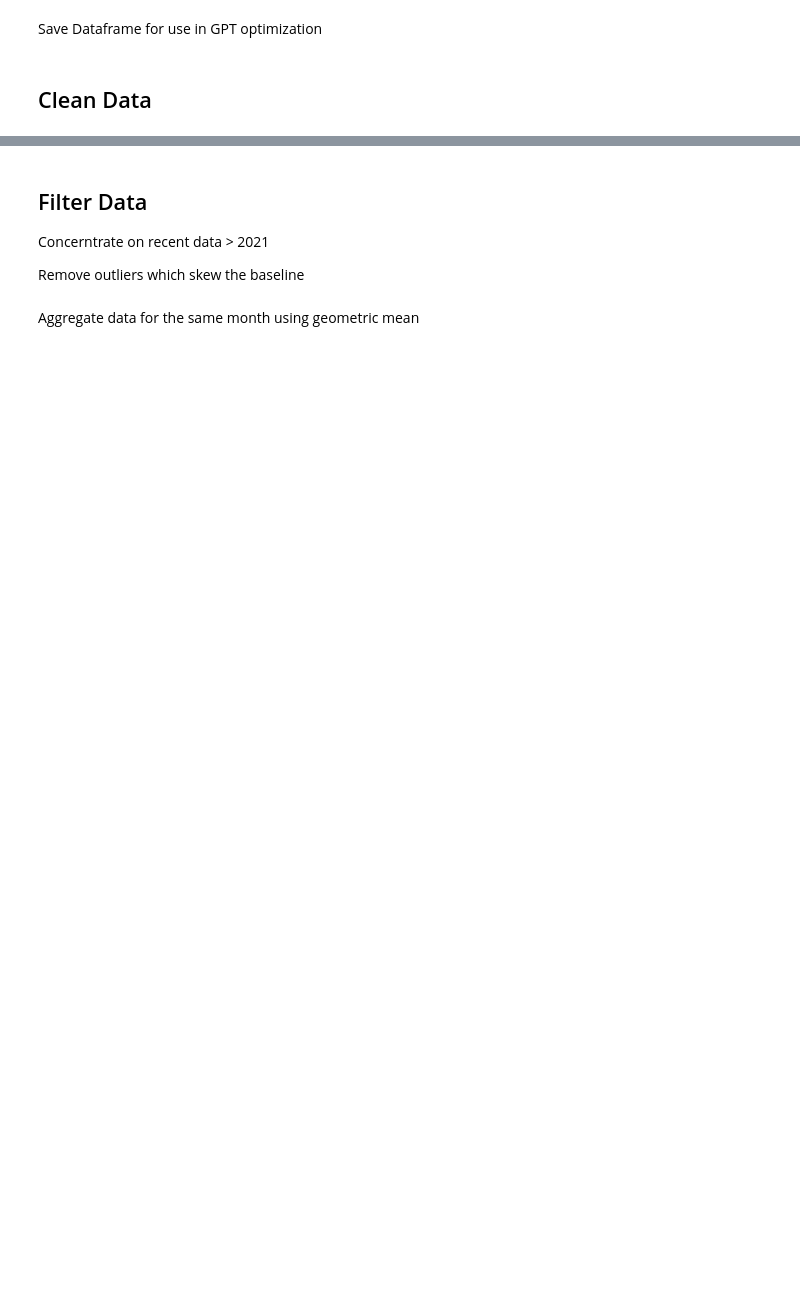
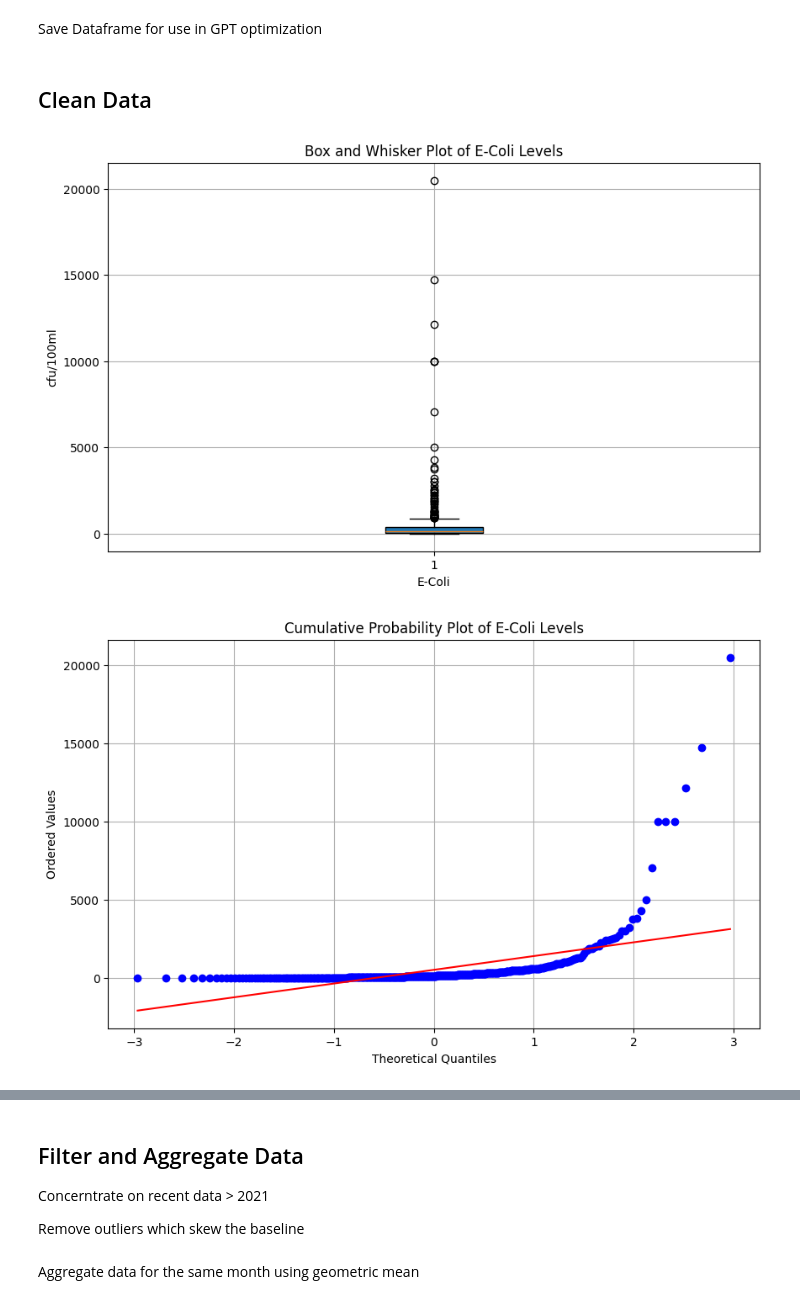
Before and after one commit to gwlund/bellingham-stormwater-analysis, a Jupyter notebook: Bellingham-Stormwater-Analysis.ipynb, the cells around one changed output, grey strips where cells are left out. Drawn from its saved outputs; the diff is of its cells as text; code cells hidden in the pictures; blank space fills up the shorter version.

```diff
--- a/Bellingham-Stormwater-Analysis.ipynb
+++ b/Bellingham-Stormwater-Analysis.ipynb
@@ -143,0 +167,34 @@ ecoli_data_clean['Month'] = ecoli_data_clean['Month'].dt.to_timestamp()
+# %%
+import scipy.stats as stats
+from matplotlib.ticker import MultipleLocator
+
+#plot a box and whisker plot of the e-coli collumn of the ecoli_data_clean dataframe
+plt.figure(figsize=(10, 6))
+plt.boxplot(ecoli_data_clean['E-Coli'].dropna(), vert=True, patch_artist=True)
+plt.title('Box and Whisker Plot of E-Coli Levels')
+plt.xlabel('E-Coli')
+plt.ylabel('cfu/100ml')
+plt.grid(True)
+plt.show()
+
+# Plot a cumulative probability plot of the 'E-Coli' column
+plt.figure(figsize=(10, 6))
+stats.probplot(ecoli_data_clean['E-Coli'].dropna(), dist="norm", plot=plt)
+plt.title('Cumulative Probability Plot of E-Coli Levels')
+plt.xlabel('Theoretical Quantiles')
+plt.ylabel('Ordered Values')
+plt.grid(True)
+plt.show()
+
+# Plot a cumulative probability plot of the filtered 'E-Coli' column
+plt.figure(figsize=(10, 6))
+stats.probplot(ecoli_data_clean['E-Coli'][ecoli_data_clean['E-Coli'] < 1000].dropna(), dist="norm", plot=plt)
+plt.title('Cumulative Probability Plot of E-Coli Levels (Values > 1000)')
+plt.xlabel('Theoretical Quantiles')
+plt.ylabel('Ordered Values')
+plt.grid(True)
+plt.gca().yaxis.set_major_locator(MultipleLocator(500))  # Set y-axis grid interval to 100
+plt.show()
+# %% [output]
+[figure, added]
+[figure, added]
@@ -144,5 +202,5 @@ ecoli_data_clean['Month'] = ecoli_data_clean['Month'].dt.to_timestamp()
 # %% [markdown]
-## Filter Data
+## Filter and Aggregate Data
 Concerntrate on recent data > 2021
 
 Remove outliers which skew the baseline
```
Also changed, not shown: parts of 19 cells of this notebook.
